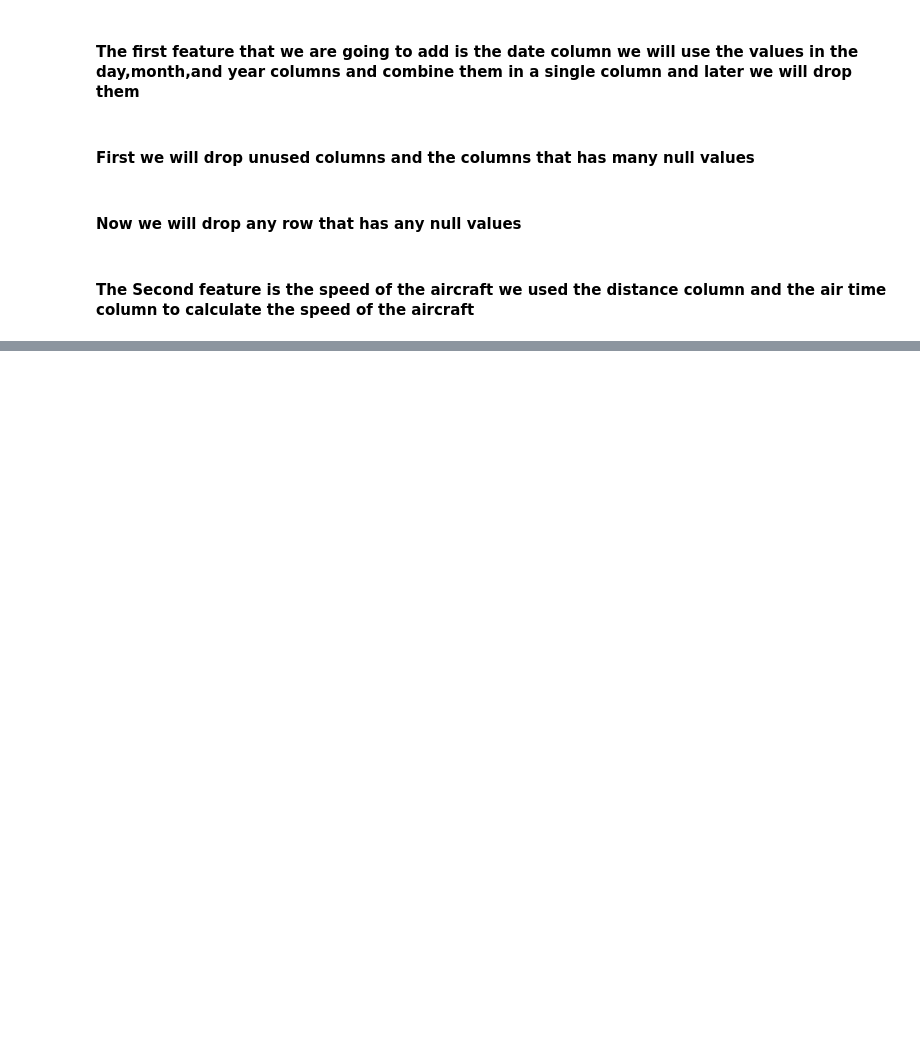
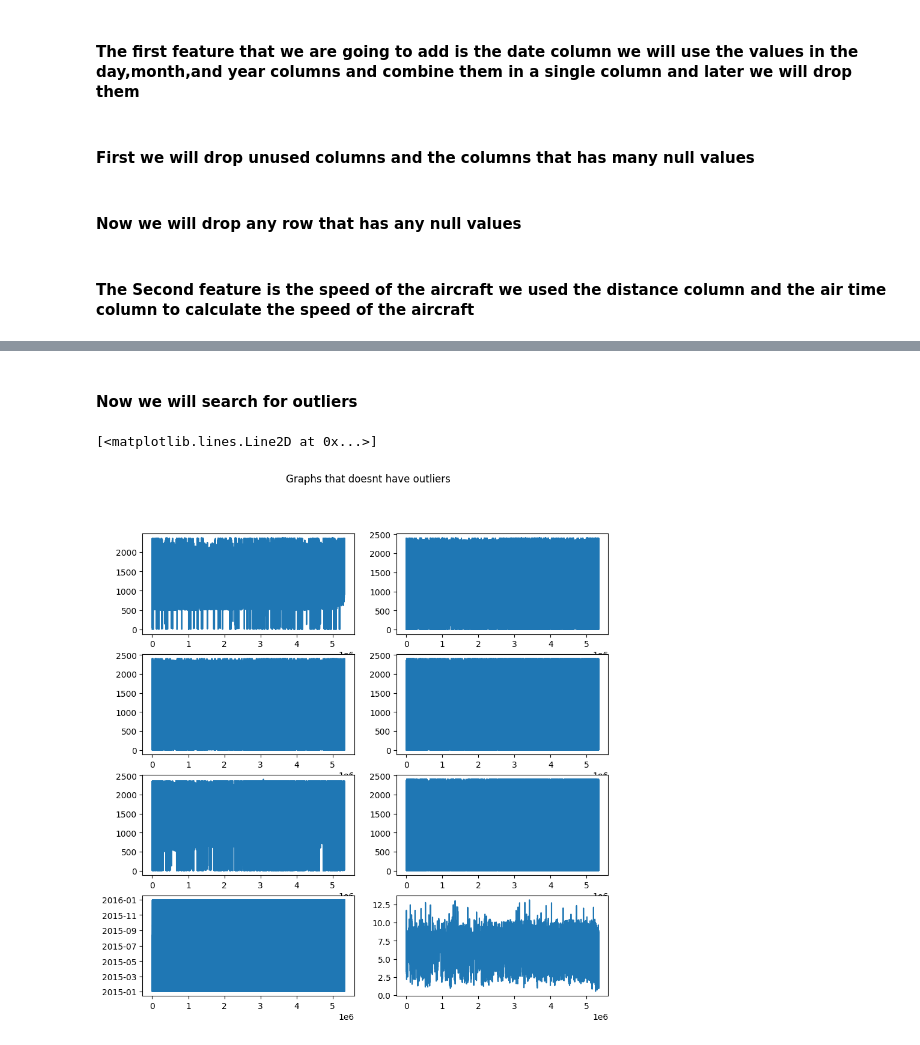
Before and after one commit to 3mkTawfik/DEProject2, a Jupyter notebook: DEProject2.ipynb, the cells around one changed output, grey strips where cells are left out. Drawn from its saved outputs; the diff is of its cells as text; code cells hidden in the pictures; blank space fills up the shorter version.

Commit message:
graphs

```diff
--- a/DEProject2.ipynb
+++ b/DEProject2.ipynb
@@ -49,7 +49,7 @@ df.drop(['DAY','MONTH','YEAR','DAY_OF_WEEK','IATA_CODE_x','TAIL_NUMBER','IATA_CO
 # %% [markdown]
 <h4>Now we will drop any row that has any null values</h4>
 # %%
-# df = df.dropna(thresh=29)
+df = df.dropna(thresh=29)
 # %% [markdown]
 <h4>The Second feature is the speed of the aircraft we used the distance column and the air time column to calculate the speed of the aircraft</h4>
 # %%
@@ -60,0 +73,18 @@ df.shape
+# %% [markdown]
+<h4>Now we will search for outliers </h4>
+# %%
+fig, axs = plt.subplots(4,2)
+fig.set_figwidth(10)
+fig.set_figheight(10)
+fig.suptitle('Graphs that doesnt have outliers')
+axs[0][0].plot(df['SCHEDULED_DEPARTURE'])
+axs[0][1].plot(df['DEPARTURE_TIME'])
+axs[1][0].plot(df['WHEELS_OFF'])
+axs[1][1].plot(df['WHEELS_ON'])
+axs[2][0].plot(df['SCHEDULED_ARRIVAL'])
+axs[2][1].plot(df['ARRIVAL_TIME'])
+axs[3][0].plot(df['DATE'])
+axs[3][1].plot(df['AIRCRAFT_SPEED'])
+# %% [output]
+[<matplotlib.lines.Line2D at 0x...>]
+[figure, added]
```
Also changed, not shown: parts of 10 cells of this notebook, 2 other files.
